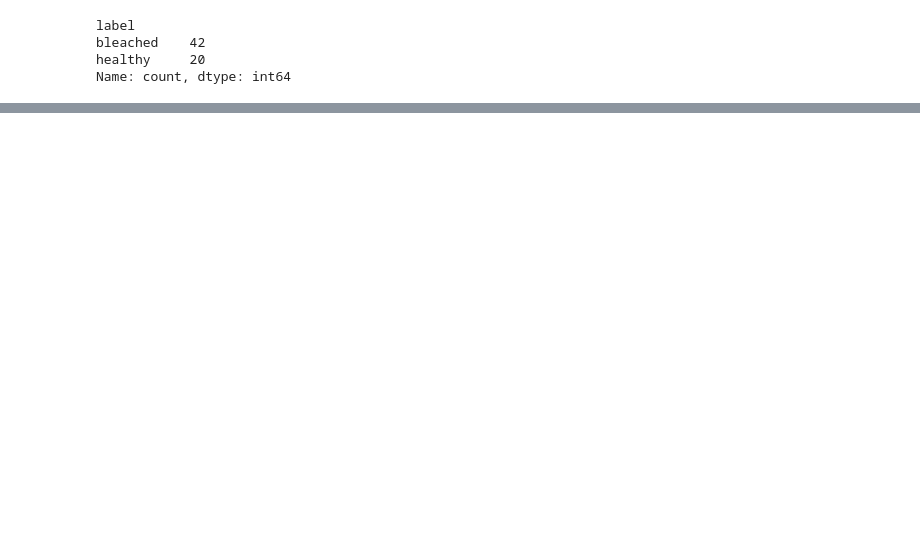
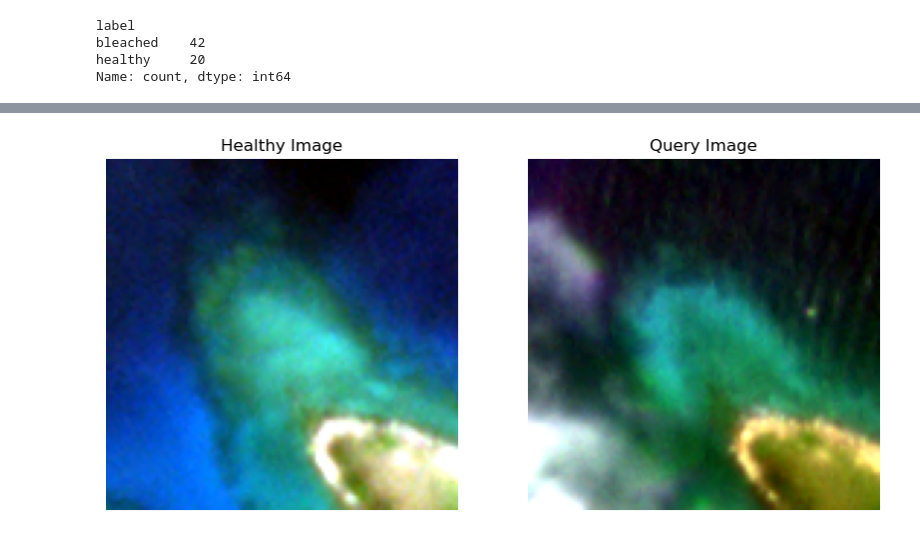
Before and after one commit to mariam-ayad/ct_classifier, a Jupyter notebook: notebooks/create_temporal_split.ipynb, the cells around one changed output, grey strips where cells are left out. Cells and saved outputs as stored; diff of their text form; code cells hidden in the pictures; blank space fills up the shorter version.

Commit message:
view raster visually

```diff
--- a/notebooks/create_temporal_split.ipynb
+++ b/notebooks/create_temporal_split.ipynb
@@ -213,5 +205,5 @@ for idx in idxs:
     imgs.append(img)
 #filepath2 = val_df.query('image_id==@image_idx2').filepath.values[0]
 # %%
-img = np.concat(imgs)
-img.shape
+#img = np.concat(imgs)
+#img.shape
@@ -243,2 +233,75 @@ torch.Size([128, 1, 16, 120, 120])
+# %%
+import rasterio
+import numpy as np
+import matplotlib.pyplot as plt
+
+# Function to mask no-data values and display the image
+def mask_nodata_and_show(filepath, nodata_value=None):
+    with rasterio.open(filepath, mode='r') as ds:
+        img = ds.read([2, 4, 6])  # Read blue, green, and red bands (2, 4, 6)
+
+        # Apply the mask based on the no-data value (if provided)
+        if nodata_value is None:
+            nodata_value = ds.nodata  # Get the default no-data value from the file
+
+        mask = np.ma.masked_equal(img, nodata_value)  # Mask the no-data value
+
+        # Normalize and display the image
+        img_normalized = np.stack([np.clip((band - band.min()) / (band.max() - band.min()), 0, 1) for band in mask], axis=-1)
+
+        # Display the image
+        plt.imshow(img_normalized)
+        plt.axis('off')
+        plt.show()
+        #####
+
+
+# Function to normalize the image band using percentiles (2nd and 98th percentiles)
+def percentile_normalize_image_band(band, lower_percentile=2, upper_percentile=98):
+    lower = np.percentile(band, lower_percentile)
+    upper = np.percentile(band, upper_percentile)
+    # Normalize by clipping the values between the lower and upper percentiles and then scaling to [0, 1]
+    normalized_band = np.clip((band - lower) / (upper - lower), 0, 1)
+    return normalized_band
+
+# Function to read and display the images side by side with custom band order
+def show_image_pair(image_paths):
+    imgs = []
+    for path in image_paths:
+        with rasterio.open(path, mode='r') as ds:
+            # Read specific bands: blue (2), green (4), red (6)
+            blue_band = ds.read(2)  # Band 2: Blue
+            green_band = ds.read(4)  # Band 4: Green
+            red_band = ds.read(6)  # Band 6: Red
+
+            # Apply percentile normalization to each band
+            blue_band = percentile_normalize_image_band(blue_band)
+            green_band = percentile_normalize_image_band(green_band)
+            red_band = percentile_normalize_image_band(red_band)
+
+            # Stack bands into an RGB image
+            #img = np.stack((blue_band, green_band, red_band), axis=-1)
+            img = np.stack((red_band, green_band, blue_band), axis=-1)
+            imgs.append(img)
+
+    # Display images side by side
+    fig, axes = plt.subplots(1, 2, figsize=(10, 5))
+    axes[0].imshow(imgs[0])
+    axes[0].set_title('Healthy Image')
+    axes[0].axis('off')
+
+    axes[1].imshow(imgs[1])
+    axes[1].set_title('Query Image')
+    axes[1].axis('off')
+
+    plt.show()
+
+# Display the first image couple from image_couples
+couple = image_couples[60]
+idxs = couple
+image_paths = [val_df.query('image_id==@idx').filepath.values[0] for idx in idxs]
+show_image_pair(image_paths)
+# %% [output]
+[figure, added]
 # %%
 # %% [output]
```
Also changed, not shown: parts of 9 cells of this notebook.
